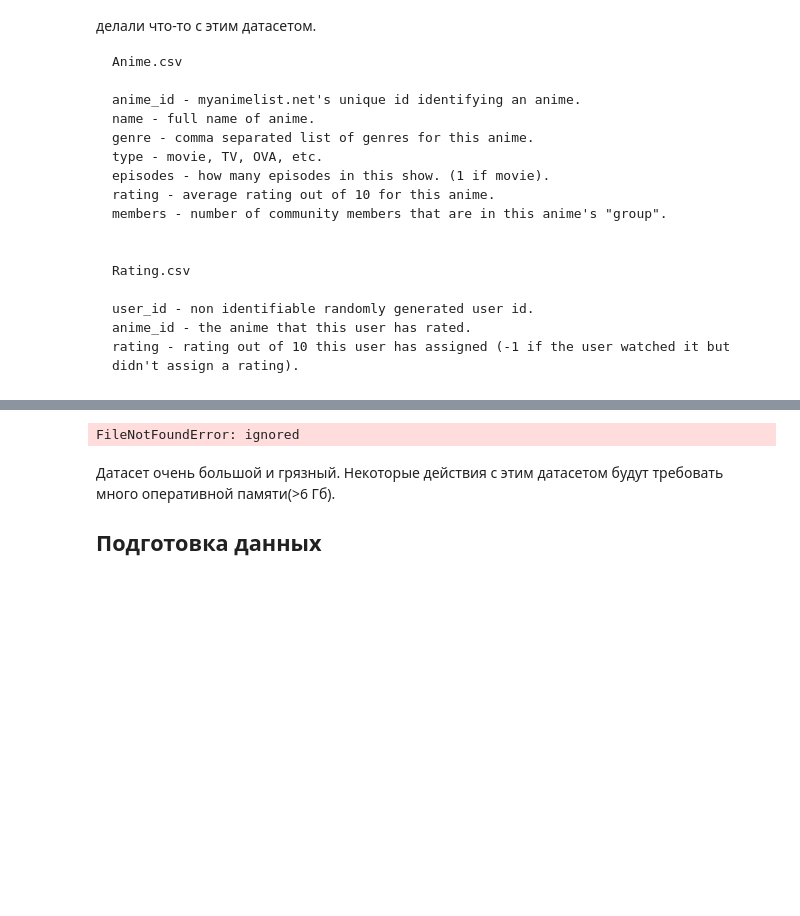
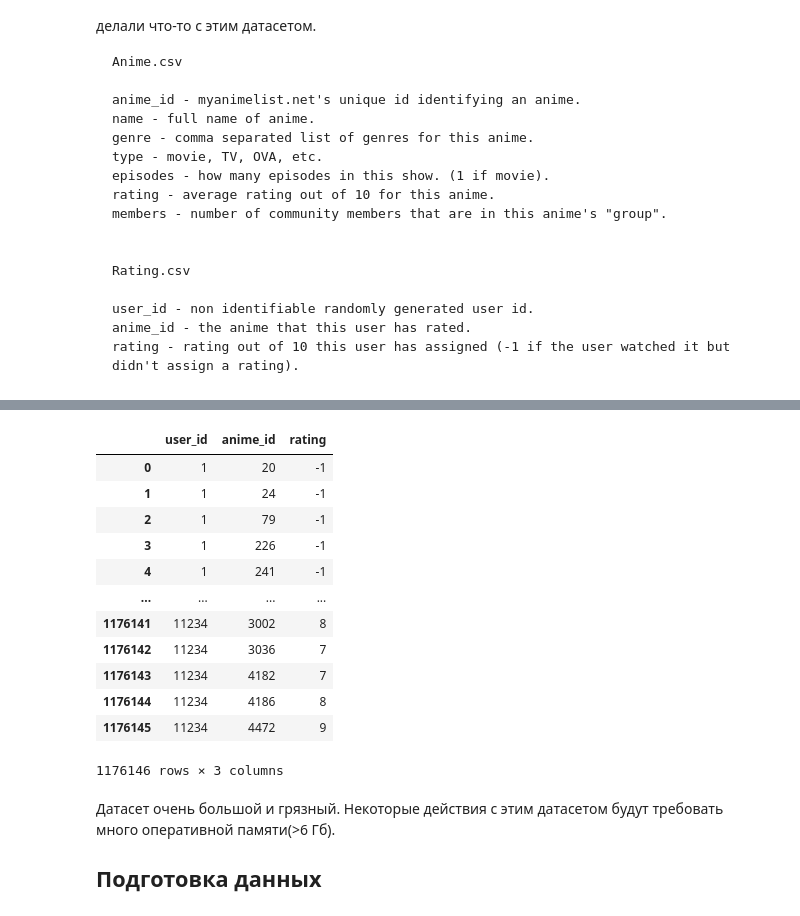
Before and after one commit to sergey031/DZ_MLP, a Jupyter notebook: 04_hw_clustering.ipynb, the cells around one changed output, grey strips where cells are left out. Saved outputs shown, nothing was run; the diff lists cells and outputs as text; code cells hidden in the pictures; blank space fills up the shorter version.

```diff
--- a/04_hw_clustering.ipynb
+++ b/04_hw_clustering.ipynb
@@ -79,11 +85,23 @@ FileNotFoundError: ignored
 # %%
 if colab:
-    ratings = pd.read_csv('/content/drive/My Drive/Data/anime/rating.csv.zip')
+    ratings = pd.read_csv('rating.csv')
 else:
-    ratings = pd.read_csv('../data/anime/rating.csv.zip')
+    ratings = pd.read_csv('rating.csv')
 ratings
 # %% [output]
+|  | user_id | anime_id | rating |
+| 0 | 1 | 20 | -1 |
+| 1 | 1 | 24 | -1 |
+| 2 | 1 | 79 | -1 |
+| 3 | 1 | 226 | -1 |
+| 4 | 1 | 241 | -1 |
+| ... | ... | ... | ... |
+| 1176141 | 11234 | 3002 | 8 |
+| 1176142 | 11234 | 3036 | 7 |
+| 1176143 | 11234 | 4182 | 7 |
+| 1176144 | 11234 | 4186 | 8 |
+| 1176145 | 11234 | 4472 | 9 |
-FileNotFoundError: ignored
+1176146 rows × 3 columns
 # %% [markdown]
 Датасет очень большой и грязный. Некоторые действия с этим датасетом будут требовать много оперативной памяти(>6 Гб).
 
```
Also changed, not shown: parts of 35 cells of this notebook.
